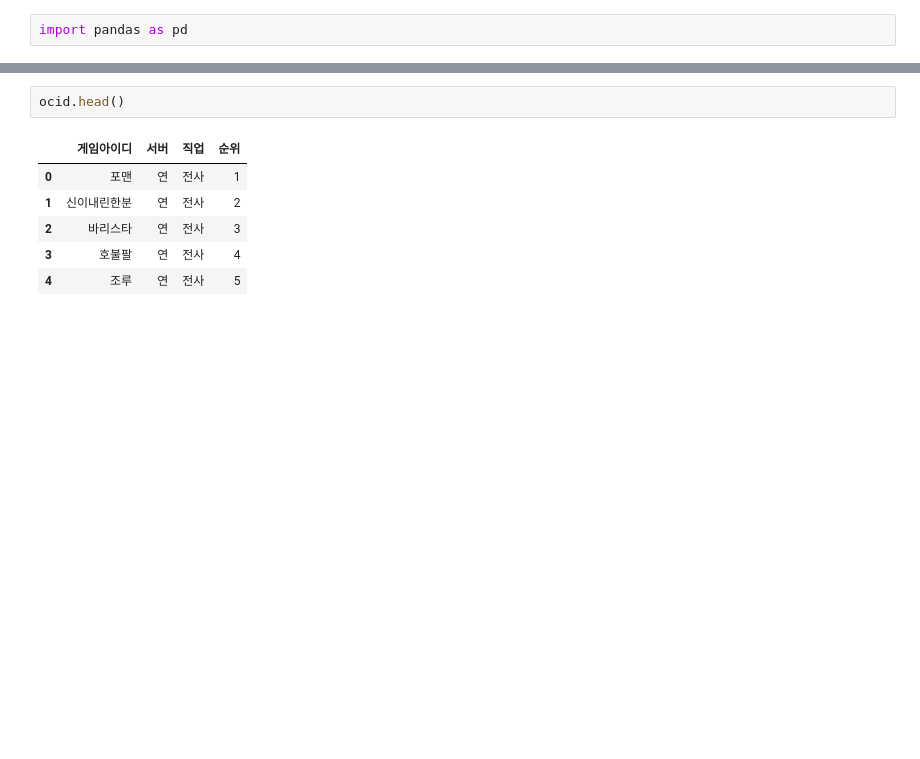
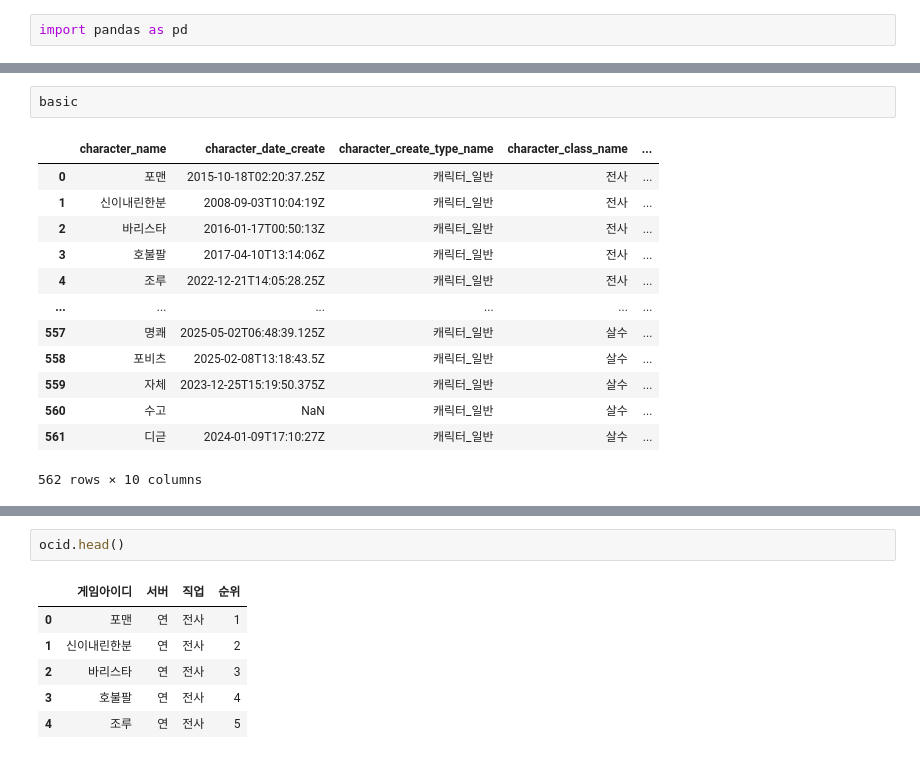
Before and after one commit to pjjongho/NEXON_API, a Jupyter notebook: Baram/analysis.ipynb, the cells around one changed output, grey strips where cells are left out. Saved outputs shown, nothing was run; the diff lists cells and outputs as text; blank space fills up the shorter version.

```diff
--- a/Baram/analysis.ipynb
+++ b/Baram/analysis.ipynb
@@ -38,0 +81,16 @@ df[df['게임아이디']=='디귿']
+# %%
+basic
+# %% [output]
+|  | character_name | character_date_create | character_create_type_name | character_class_name | ... |
+| 0 | 포맨 | 2015-10-18T02:20:37.25Z | 캐릭터_일반 | 전사 | ... |
+| 1 | 신이내린한분 | 2008-09-03T10:04:19Z | 캐릭터_일반 | 전사 | ... |
+| 2 | 바리스타 | 2016-01-17T00:50:13Z | 캐릭터_일반 | 전사 | ... |
+| 3 | 호불팔 | 2017-04-10T13:14:06Z | 캐릭터_일반 | 전사 | ... |
+| 4 | 조루 | 2022-12-21T14:05:28.25Z | 캐릭터_일반 | 전사 | ... |
+| ... | ... | ... | ... | ... | ... |
+| 557 | 명쾌 | 2025-05-02T06:48:39.125Z | 캐릭터_일반 | 살수 | ... |
+| 558 | 포비츠 | 2025-02-08T13:18:43.5Z | 캐릭터_일반 | 살수 | ... |
+| 559 | 자체 | 2023-12-25T15:19:50.375Z | 캐릭터_일반 | 살수 | ... |
+| 560 | 수고 | NaN | 캐릭터_일반 | 살수 | ... |
+| 561 | 디귿 | 2024-01-09T17:10:27Z | 캐릭터_일반 | 살수 | ... |
+562 rows × 10 columns
```
Also changed, not shown: parts of 11 cells of this notebook, 1 other file.
